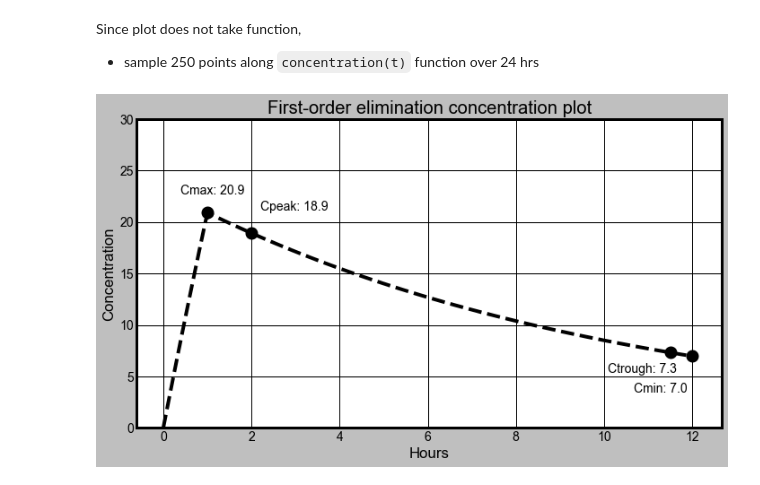
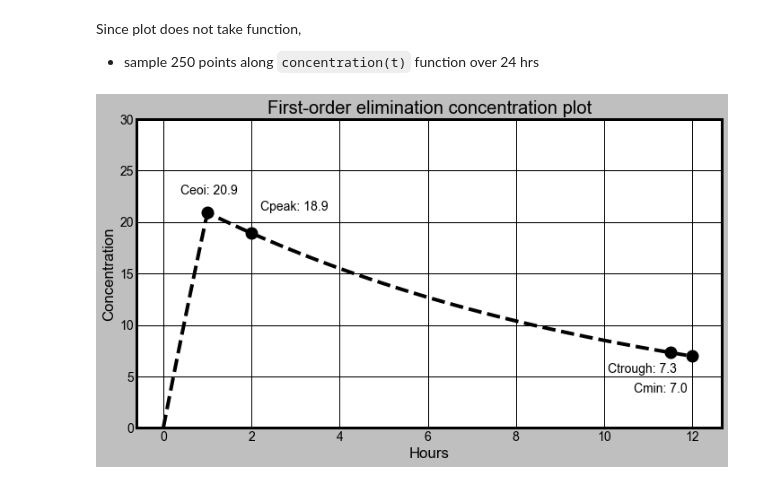
Before and after one commit to kpessa/vanco-python, a Jupyter notebook: vanco-auc.ipynb, the cells around one changed output. Drawn from its saved outputs; the diff is of its cells as text; code cells hidden in the pictures.

```diff
--- a/vanco-auc.ipynb
+++ b/vanco-auc.ipynb
@@ -49,6 +49,6 @@ plt.savefig("Images/cont_infusion.png")
 # %% [output]
 [figure]
 # %%
-cmax = R_0 / CL_vanco * (1 - math.exp(-K_e * t_inf))
+c_eoi = R_0 / CL_vanco * (1 - math.exp(-K_e * t_inf))
 # %% [markdown]
 <blockquote>
@@ -63,6 +63,6 @@ cmax = R_0 / CL_vanco * (1 - math.exp(-K_e * t_inf))
 # %%
 def  c_elim(t):
-    return cmax * math.exp(-K_e * (t - t_inf))
+    return c_eoi * math.exp(-K_e * (t - t_inf))
 # %%
 X = np.linspace(t_inf,tau,100)
 Y = [ c_elim(t) for t in X]
@@ -111,30 +111,30 @@ Since plot does not take function,
 # %%
 X = np.linspace(0,12,100)
 Y = [concentration(t) for t in X]
 plt.figure(figsize = (10,6))
 
 plt.plot(X,Y,'--k')
 
 #interesting points
-cmax = concentration(1)
+ceoi = concentration(1)
 cpeak = concentration(1+1) # <~ wait 1? hr after infusion
 ctrough = concentration(tau-0.5) # <~ 30 min before next dose
 cmin = concentration(tau)
-plt.scatter(x=[1,1+1,tau-0.5,tau],y=[cmax,cpeak,ctrough,cmin],linewidths=8,c='k')
+plt.scatter(x=[1,1+1,tau-0.5,tau],y=[ceoi,cpeak,ctrough,cmin],linewidths=8,c='k')
 
 #annotate points
-plt.annotate(f"Cmax: {cmax:.1f}",xy = (1,cmax),xytext = (-30,20),textcoords ='offset points')
+plt.annotate(f"Ceoi: {ceoi:.1f}",xy = (1,ceoi),xytext = (-30,20),textcoords ='offset points')
 plt.annotate(f"Cpeak: {cpeak:.1f}",(1+1,cpeak),xytext = (10,25),textcoords ='offset points')
 plt.annotate(f"Ctrough: {ctrough:.1f}",(tau-0.5,ctrough),xytext = (-70,-23),textcoords ='offset points')
 plt.annotate(f"Cmin: {cmin:.1f}",(tau,cmin),xytext = (-65,-40),textcoords ='offset points')
 
 #stylize plot
 plt.style.use(plt.style.available[8])
 plt.title("First-order elimination concentration plot")
 plt.xlabel("Hours")
 plt.ylabel("Concentration")
 plt.ylim(0,30)
 plt.tight_layout()
 plt.savefig("Images/onedose.png")
 # %% [output]
-[figure, old version]
+[figure, new version]
```
Also changed, not shown: parts of 4 cells of this notebook, 4 other files.
